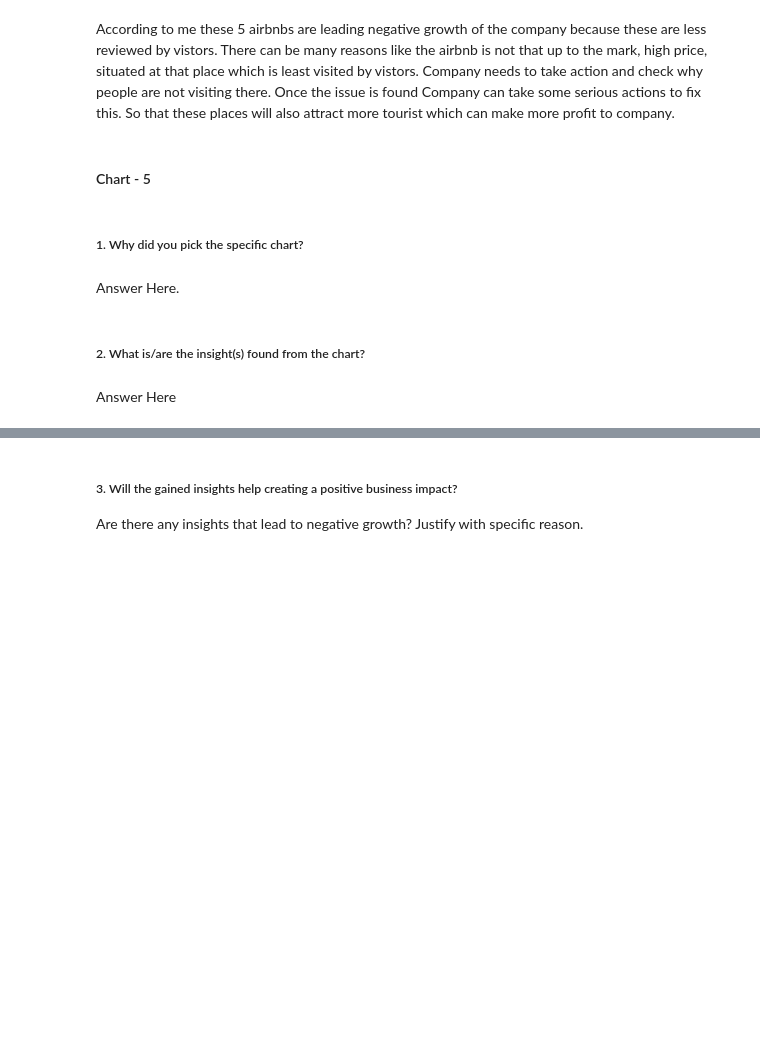
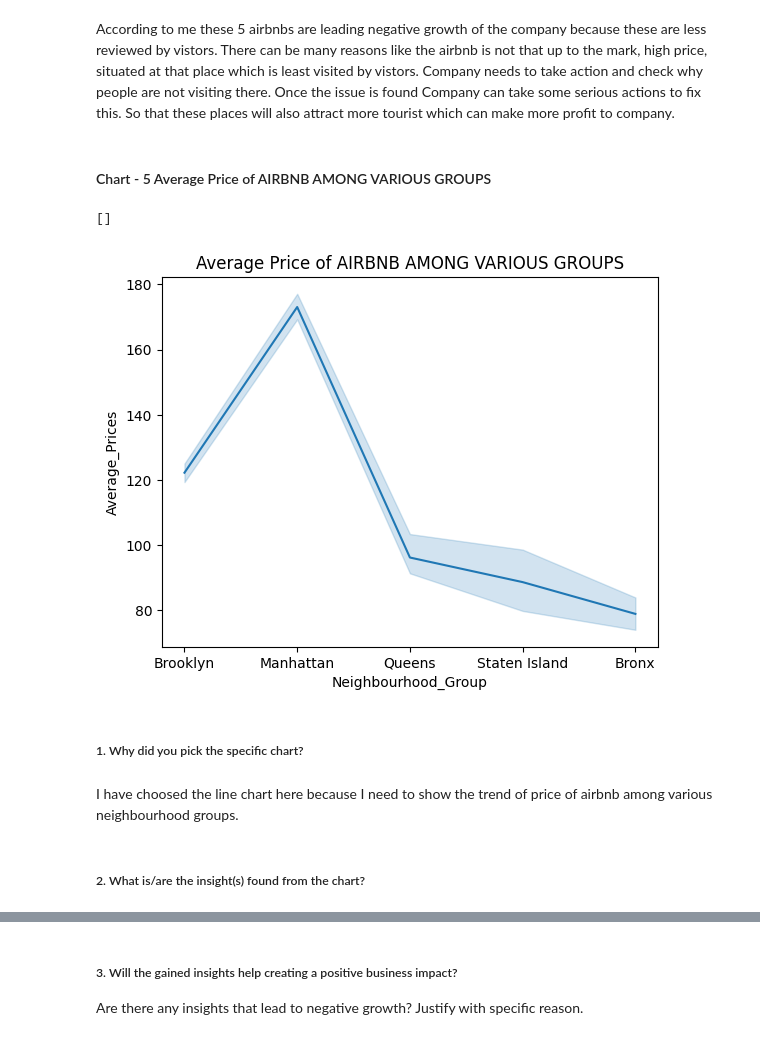
Before and after one commit to hitesh-lalwanii/Airbnb-Booking-Analysis, a Jupyter notebook: Airbnb_Booking_Analysis_By_Hitesh_Lalwani_(_Cohort_Lima).ipynb, the cells around one changed output, grey strips where cells are left out. Cells and saved outputs as stored; diff of their text form; code cells hidden in the pictures; blank space fills up the shorter version.

```diff
--- a/Airbnb_Booking_Analysis_By_Hitesh_Lalwani_(_Cohort_Lima).ipynb
+++ b/Airbnb_Booking_Analysis_By_Hitesh_Lalwani_(_Cohort_Lima).ipynb
@@ -486,4 +486,4 @@ Are there any insights that lead to negative growth? Justify with specific reaso
 # %% [markdown]
 According to me these 5 airbnbs are leading negative growth of the company because these are less reviewed by vistors. There can be many reasons like the airbnb is not that up to the mark, high price, situated at that place which is least visited by vistors. Company needs to take action and check why people are not visiting there. Once the issue is found Company can take some serious actions to fix this. So that these places will also attract more tourist which can make more profit to company.
 # %% [markdown]
-#### Chart - 5
+#### Chart - 5 Average Price of AIRBNB AMONG VARIOUS GROUPS
@@ -492,8 +490,18 @@ According to me these 5 airbnbs are leading negative growth of the company becau
+# %%
+# Chart - 5 visualization code
+x=data["neighbourhood_group"]
+y=data["price"]
+sns.lineplot(data=data,x=x,y=y)
+plt.xlabel("Neighbourhood_Group")
+plt.ylabel("Average_Prices")
+plt.title("Average Price of AIRBNB AMONG VARIOUS GROUPS")
+plt.plot()
+# %% [output]
+[]
+[figure, added]
 # %% [markdown]
 ##### 1. Why did you pick the specific chart?
-# %% [markdown]
-Answer Here.
+# %% [markdown]
+ I have choosed the line chart here because I need to show the trend of price of airbnb among various neighbourhood groups.
 # %% [markdown]
 ##### 2. What is/are the insight(s) found from the chart?
-# %% [markdown]
-Answer Here
```
Also changed, not shown: parts of 14 cells of this notebook.
